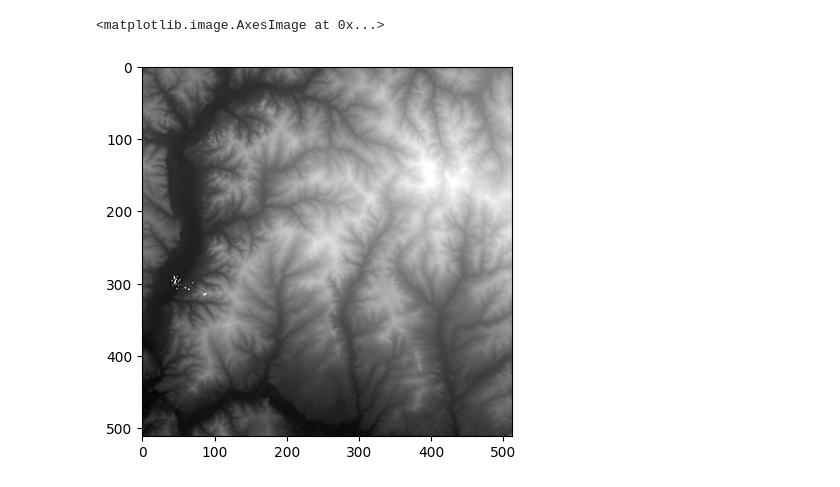
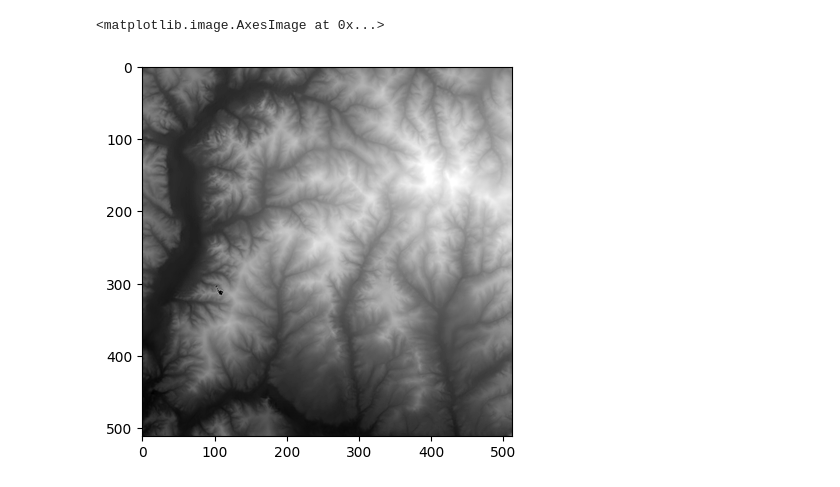
Before and after one commit to thwit/02563-generative-project, a Jupyter notebook: river.ipynb, the cells around one changed output. Drawn from its saved outputs; the diff is of its cells as text; code cells hidden in the pictures.

```diff
--- a/river.ipynb
+++ b/river.ipynb
@@ -9,33 +11,42 @@ hmap_ = imread('map.png')
 # %%
 hmap = np.copy(hmap_) / 255
 xy = np.random.randint(128, size=2)
-xy = np.array([300, 50])
+xy = np.array([300, 110])
 dt = 0.25
-for i in range(100):
+for i in range(1):
     visited = dict()
-    x_, y_ = xy + np.random.normal(0, 3, size=2)
+    #xy = np.random.randint(hmap.shape[0], size=2)
+    x_, y_ = xy + np.random.normal(0, 5, size=2)
     dx, dy = np.gradient(hmap_)
-    dx += np.random.normal(0, 0.1, size=dx.shape)
-    dx += np.random.normal(0, 0.1, size=dy.shape)
-
-    while True:
+    #dx += np.random.normal(0, 0.1, size=dx.shape)
+    #dx += np.random.normal(0, 0.1, size=dy.shape)
+    i = 0
+    while i < 100000:
+        i+=1
+        pdx, pdy = 0, 0
         try:
-            hmap[int(x_), int(y_)] = min(1, hmap[int(x_), int(y_)] * 1.01)
+            hmap[int(x_), int(y_)] = min(1, hmap[int(x_), int(y_)] * 0)
+            pdx = dx[int(x_), int(y_)]
+            pdy = dy[int(x_), int(y_)]
             x_ += dx[int(x_), int(y_)] * dt
             y_ += dy[int(x_), int(y_)] * dt
 
             if (int(x_), int(y_)) in visited:
                 visited[(int(x_), int(y_))] += 1
+                x_ += pdx * dt
+                y_ += pdy * dt
+                continue
             else:
                 visited[(int(x_), int(y_))] = 1
 
-            if visited[(int(x_), int(y_))] > 250:
-                break
+            if visited[(int(x_), int(y_))] > 50:
+                pass
 
         except IndexError:
+            print('ye')
             break
 
 plt.imshow(hmap, cmap='gray', interpolation='lanczos')
 # %% [output]
 <matplotlib.image.AxesImage at 0x...>
-[figure, old version]
+[figure, new version]
```
Also changed, not shown: parts of 2 cells of this notebook, 1 other file.
